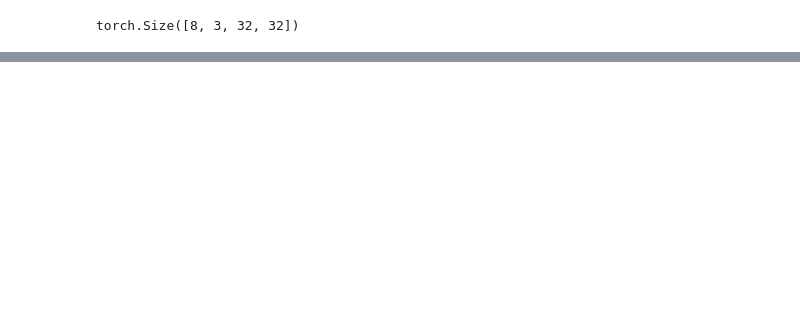
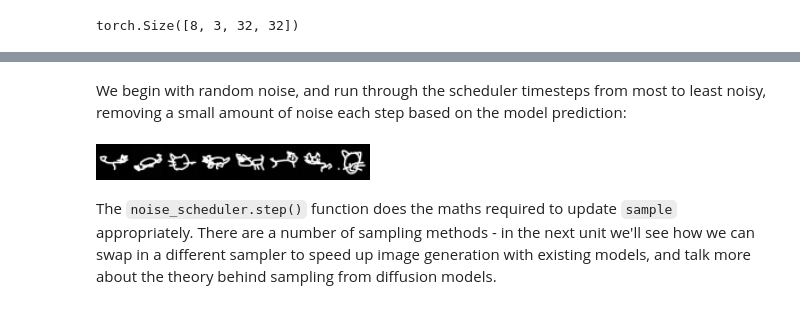
Before and after one commit to jameswbaker/draw-diffusers, a Jupyter notebook: QuickDrawDiffusion.ipynb, the cells around one changed output, grey strips where cells are left out. Cells and saved outputs as stored; diff of their text form; code cells hidden in the pictures; blank space fills up the shorter version.

```diff
--- a/QuickDrawDiffusion.ipynb
+++ b/QuickDrawDiffusion.ipynb
@@ -301,0 +376,20 @@ plt.show()
+# %% [markdown]
+We begin with random noise, and run through the scheduler timesteps from most to least noisy, removing a small amount of noise each step based on the model prediction:
+# %%
+# Random starting point (8 random images):
+sample = torch.randn(8, 3, 32, 32).to(device)
+
+for i, t in enumerate(noise_scheduler.timesteps):
+
+    # Get model pred
+    with torch.no_grad():
+        residual = model(sample, t).sample
+
+    # Update sample with step
+    sample = noise_scheduler.step(residual, t, sample).prev_sample
+
+show_images(sample)
+# %% [output]
+[figure, added]
+# %% [markdown]
+The `noise_scheduler.step()` function does the maths required to update `sample` appropriately. There are a number of sampling methods - in the next unit we'll see how we can swap in a different sampler to speed up image generation with existing models, and talk more about the theory behind sampling from diffusion models.
```
Also changed, not shown: parts of 27 cells of this notebook.
